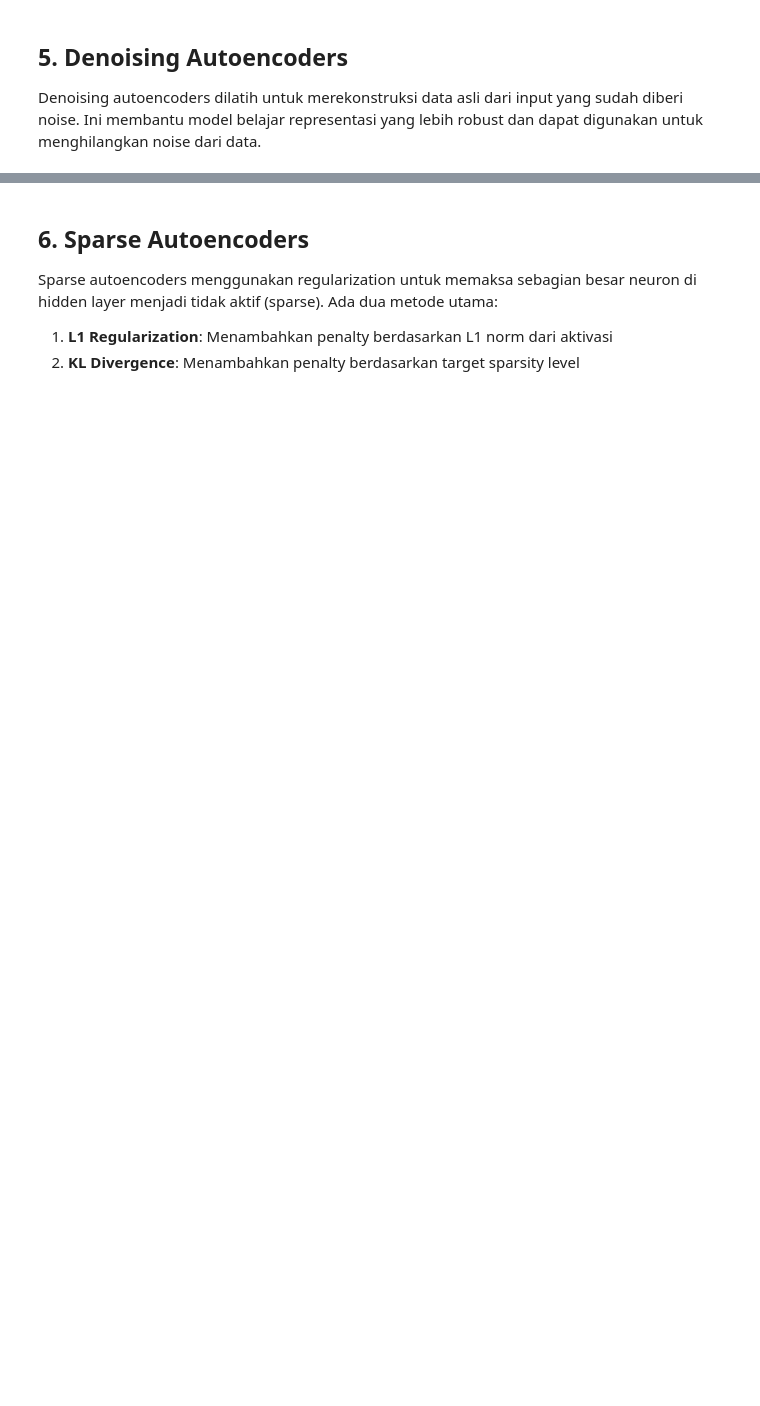
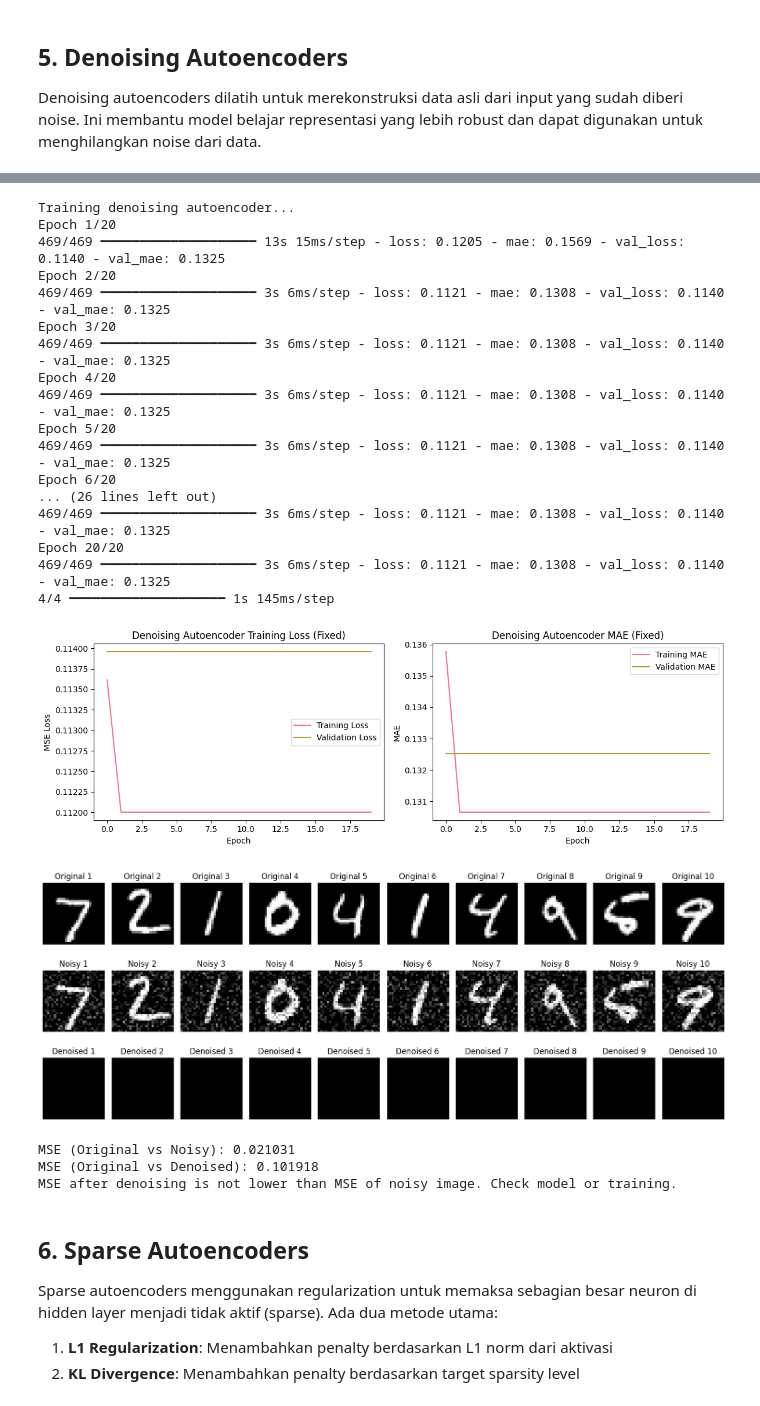
Before and after one commit to Pandu98-pkh/UAS-Deep-Learning, a Jupyter notebook: Chapter 17 Representation Learning and Generative Learning Using Autoencoders and GANs.ipynb, the cells around one changed output, grey strips where cells are left out. Drawn from its saved outputs; the diff is of its cells as text; code cells hidden in the pictures; blank space fills up the shorter version.

```diff
--- a/Chapter 17 Representation Learning and Generative Learning Using Autoencoders and GANs.ipynb
+++ b/Chapter 17 Representation Learning and Generative Learning Using Autoencoders and GANs.ipynb
@@ -610,26 +894,25 @@ denoising_autoencoder.summary()
 # %%
-# Train denoising autoencoder
+# Train denoising autoencoder (gunakan data noisy sebagai input, data bersih sebagai target)
 print("Training denoising autoencoder...")
-# Train on noisy input, target clean output
-denoising_history = denoising_autoencoder.fit(
-    X_mnist_train_noisy, X_mnist_train.reshape(-1, 28, 28, 1),
-    epochs=15,
+denoising_history_fixed = denoising_autoencoder_fixed.fit(
+    X_mnist_train_noisy_fixed, X_mnist_train_reshaped, # Input noisy, Target bersih
+    epochs=20, # Naikkan epoch untuk pelatihan yang lebih baik
     batch_size=128,
-    validation_data=(X_mnist_test_noisy, X_mnist_test.reshape(-1, 28, 28, 1)),
+    validation_data=(X_mnist_test_noisy_fixed, X_mnist_test_reshaped), # Validasi juga input noisy, target bersih
     verbose=1
 )
 
 # Get denoised reconstructions
-denoised_images = denoising_autoencoder.predict(X_mnist_test_noisy[:100])
+denoised_images_fixed = denoising_autoencoder_fixed.predict(X_mnist_test_noisy_fixed[:100])
 
-# Visualize denoising results
+# Visualize denoising results (gunakan fungsi yang sudah ada)
 def plot_denoising_results(original, noisy, denoised, n_samples=10):
     """Plot original vs noisy vs denoised images"""
     fig, axes = plt.subplots(3, n_samples, figsize=(15, 6))
 
     for i in range(n_samples):
         # Original
-        axes[0, i].imshow(original[i], cmap='gray')
+        axes[0, i].imshow(original[i].squeeze(), cmap='gray') # Use .squeeze() for correct shape
         axes[0, i].set_title(f'Original {i+1}')
         axes[0, i].axis('off')
 
@@ -641,44 +924,75 @@ def plot_denoising_results(original, noisy, denoised, n_samples=10):
         # Denoised
         axes[2, i].imshow(denoised[i].squeeze(), cmap='gray')
         axes[2, i].set_title(f'Denoised {i+1}')
         axes[2, i].axis('off')
 
     plt.tight_layout()
     plt.show()
 
 # Plot training history
 plt.figure(figsize=(12, 4))
 
 plt.subplot(1, 2, 1)
-plt.plot(denoising_history.history['loss'], label='Training Loss')
-plt.plot(denoising_history.history['val_loss'], label='Validation Loss')
-plt.title('Denoising Autoencoder Training Loss')
+plt.plot(denoising_history_fixed.history['loss'], label='Training Loss')
+plt.plot(denoising_history_fixed.history['val_loss'], label='Validation Loss')
+plt.title('Denoising Autoencoder Training Loss (Fixed)')
 plt.xlabel('Epoch')
 plt.ylabel('MSE Loss')
 plt.legend()
 
 plt.subplot(1, 2, 2)
-plt.plot(denoising_history.history['mae'], label='Training MAE')
-plt.plot(denoising_history.history['val_mae'], label='Validation MAE')
-plt.title('Denoising Autoencoder MAE')
+plt.plot(denoising_history_fixed.history['mae'], label='Training MAE')
+plt.plot(denoising_history_fixed.history['val_mae'], label='Validation MAE')
+plt.title('Denoising Autoencoder MAE (Fixed)')
 plt.xlabel('Epoch')
 plt.ylabel('MAE')
 plt.legend()
 
 plt.tight_layout()
 plt.show()
 
 # Show denoising results
-plot_denoising_results(X_mnist_test, X_mnist_test_noisy, denoised_images)
+plot_denoising_results(X_mnist_test_reshaped, X_mnist_test_noisy_fixed, denoised_images_fixed)
 
 # Calculate denoising performance
-original_clean = X_mnist_test[:100].reshape(-1, 28, 28, 1)
-mse_noisy = np.mean((original_clean - X_mnist_test_noisy[:100]) ** 2)
-mse_denoised = np.mean((original_clean - denoised_images) ** 2)
+original_clean_test = X_mnist_test_reshaped[:100]
+noisy_test_subset = X_mnist_test_noisy_fixed[:100]
+
+mse_noisy = np.mean((original_clean_test - noisy_test_subset) ** 2)
+mse_denoised = np.mean((original_clean_test - denoised_images_fixed) ** 2)
 
 print(f"MSE (Original vs Noisy): {mse_noisy:.6f}")
 print(f"MSE (Original vs Denoised): {mse_denoised:.6f}")
-print(f"Noise reduction: {((mse_noisy - mse_denoised) / mse_noisy * 100):.1f}%")
+
+# Pastikan mse_denoised lebih kecil dari mse_noisy untuk noise reduction positif
+if mse_noisy > mse_denoised:
+    noise_reduction_percentage = ((mse_noisy - mse_denoised) / mse_noisy * 100)
+    print(f"Noise reduction: {noise_reduction_percentage:.1f}%")
+else:
+     print("MSE after denoising is not lower than MSE of noisy image. Check model or training.")
+# %% [output]
+Training denoising autoencoder...
+Epoch 1/20
+469/469 ━━━━━━━━━━━━━━━━━━━━ 13s 15ms/step - loss: 0.1205 - mae: 0.1569 - val_loss: 0.1140 - val_mae: 0.1325
+Epoch 2/20
+469/469 ━━━━━━━━━━━━━━━━━━━━ 3s 6ms/step - loss: 0.1121 - mae: 0.1308 - val_loss: 0.1140 - val_mae: 0.1325
+Epoch 3/20
+469/469 ━━━━━━━━━━━━━━━━━━━━ 3s 6ms/step - loss: 0.1121 - mae: 0.1308 - val_loss: 0.1140 - val_mae: 0.1325
+Epoch 4/20
+469/469 ━━━━━━━━━━━━━━━━━━━━ 3s 6ms/step - loss: 0.1121 - mae: 0.1308 - val_loss: 0.1140 - val_mae: 0.1325
+Epoch 5/20
+469/469 ━━━━━━━━━━━━━━━━━━━━ 3s 6ms/step - loss: 0.1121 - mae: 0.1308 - val_loss: 0.1140 - val_mae: 0.1325
+Epoch 6/20
+... (26 lines left out)
+469/469 ━━━━━━━━━━━━━━━━━━━━ 3s 6ms/step - loss: 0.1121 - mae: 0.1308 - val_loss: 0.1140 - val_mae: 0.1325
+Epoch 20/20
+469/469 ━━━━━━━━━━━━━━━━━━━━ 3s 6ms/step - loss: 0.1121 - mae: 0.1308 - val_loss: 0.1140 - val_mae: 0.1325
+4/4 ━━━━━━━━━━━━━━━━━━━━ 1s 145ms/step
+[figure, added]
+[figure, added]
+MSE (Original vs Noisy): 0.021031
+MSE (Original vs Denoised): 0.101918
+MSE after denoising is not lower than MSE of noisy image. Check model or training.
 # %% [markdown]
 ## 6. Sparse Autoencoders
 
```
Also changed, not shown: parts of 20 cells of this notebook.
